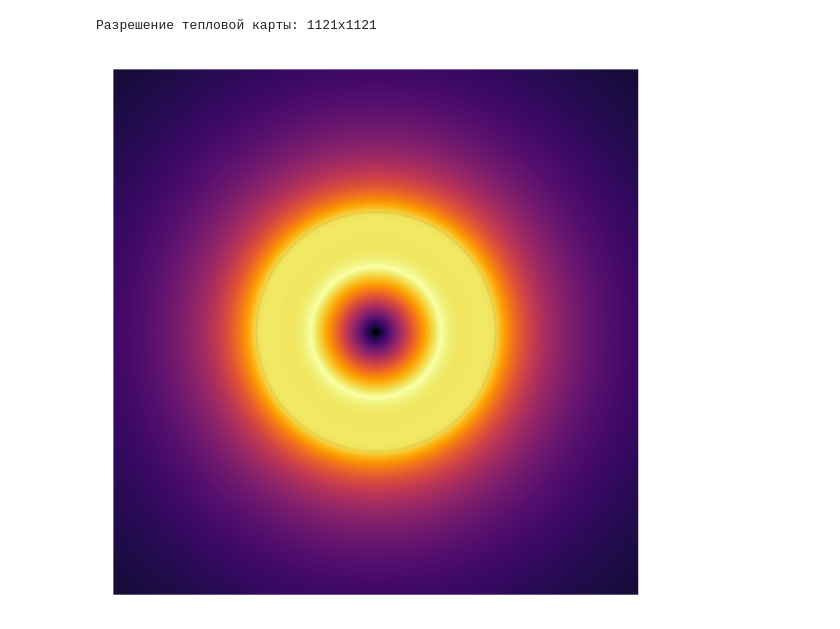
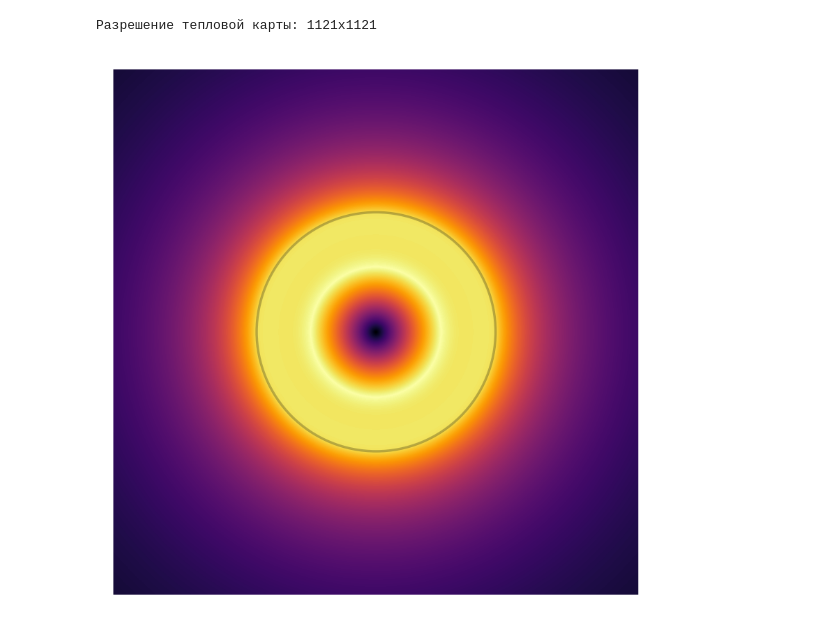
Before and after one commit to sqeezelemon/itmo-physics, a Jupyter notebook: modeling1/18.ipynb, the cells around one changed output. Drawn from its saved outputs; the diff is of its cells as text; code cells hidden in the pictures.

```diff
--- a/modeling1/18.ipynb
+++ b/modeling1/18.ipynb
@@ -160,32 +160,32 @@ for xi in range(xres):
     progress.progress += 1
     progress.update()
     for yi in range(yres):
         x = xlim[0] + step*xi
         y = ylim[0] + step*yi
         dist = math.sqrt(x*x + y*y)
         hmap[yi][xi] = E(dist)
 
 plt.figure(dpi=250)
 # magma, rainbow
 plt.imshow(hmap, cmap="inferno", origin="lower")
 # Show Earth radius if chosen radius is bigger than R_Earth
 if (xlim[0] >= R_Earth or xlim[1] >= R_Earth or
     ylim[0] >= R_Earth or ylim[1] >= R_Earth):
     xcenter = xres*(-xlim[0])/(xlim[1]-xlim[0])
     ycenter = yres*(-ylim[0])/(ylim[1]-ylim[0])
 
     circrad = None
     if (xlim[0] != 0):
         circrad = xcenter*(R_Earth/abs(xlim[0]))
     else:
         circrad = (xres-xcenter)*(R_Earth/abs(xlim[1]))
-    circ = plt.Circle((xcenter,ycenter),circrad, color="k", alpha=0.05, fill=False)
+    circ = plt.Circle((xcenter,ycenter),circrad, color="k", alpha=0.25, fill=False)
     plt.gca().add_patch(circ)
 
 
 plt.gca().set_aspect(1)
 plt.axis("off")
 ipyd.clear_output(wait=False)
 plt.show()
 # %% [output]
-[figure, old version]
+[figure, new version]
```
Also changed, not shown: parts of 4 cells of this notebook, 2 other files.
